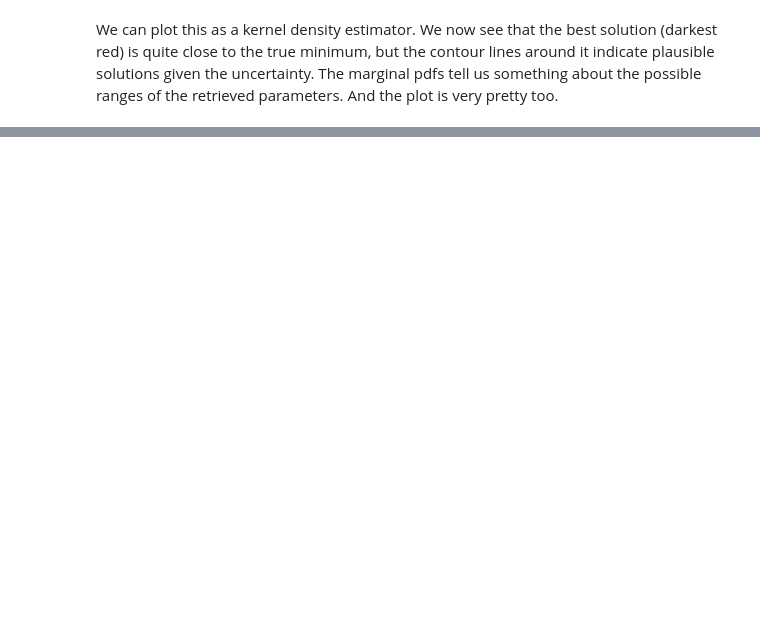
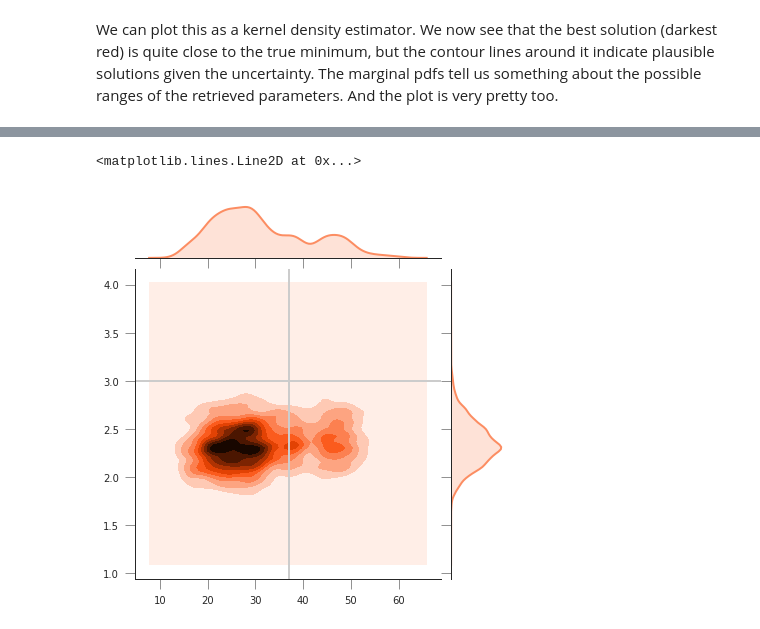
Before and after one commit to jgomezdans/MULTIPLY_MCMC_explore, a Jupyter notebook: MCMC_inversion.ipynb, the cells around one changed output, grey strips where cells are left out. Drawn from its saved outputs; the diff is of its cells as text; code cells hidden in the pictures; blank space fills up the shorter version.

```diff
--- a/MCMC_inversion.ipynb
+++ b/MCMC_inversion.ipynb
@@ -130,0 +202,30 @@ Oh dear... The "likelihood" is now a big gaping scar, and we can see that while
+# %%
+def logpdf (x):
+    if x[1] < 0 or x[1] > 10:
+        return np.inf
+    if x[0] < 0 or x[0] > 200:
+        return np.inf
+    rho = prosail.run_prosail(n, x[0], car, cbrown, cw, cm, x[1], lidfa,
+                    0.01, 30., 0., 0.,
+                    prospect_version='D',
+                    rsoil0=np.zeros(2101))
+    rho_pred = (rho[:, None]*srf_land).sum(axis=0)
+    xx = rho_pred - rho_s2a_noise
+    sigma_obs = 0.03##rho_s2a*0.03
+
+    return -(0.5*xx**2/sigma_obs**2).sum()
+
+
+initial_value = [15., 1]
+n_iterations = 10000
+
+vals = list(generate_samples(initial_value, n_iterations, logpdf))
+# %%
+x, y = np.array(vals).T
+
+L=sns.jointplot(x=x, y=y, kind='kde')
+L.ax_joint.axhline(lai, c="0.8")
+L.ax_joint.axvline(cab, c="0.8")
+# %% [output]
+<matplotlib.lines.Line2D at 0x...>
+[figure, added]
```
Also changed, not shown: parts of 15 cells of this notebook, 1 other file.
